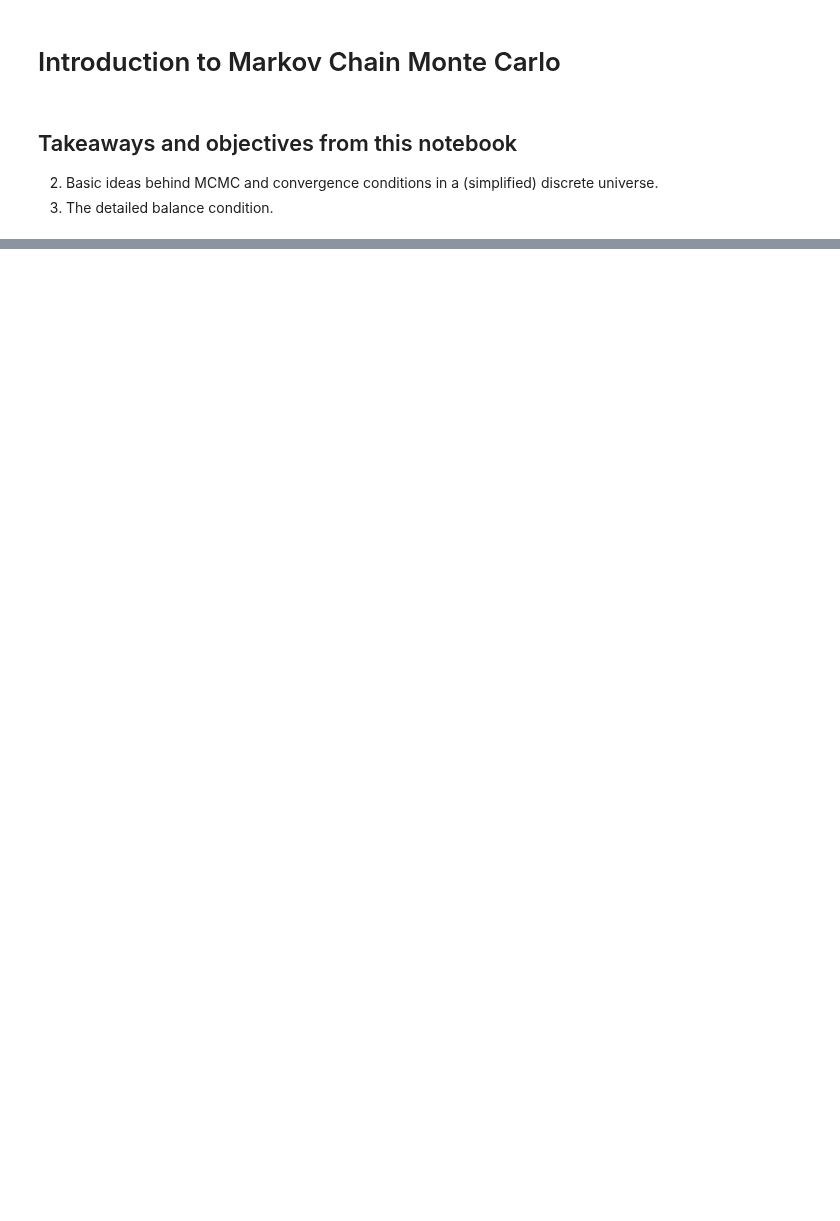
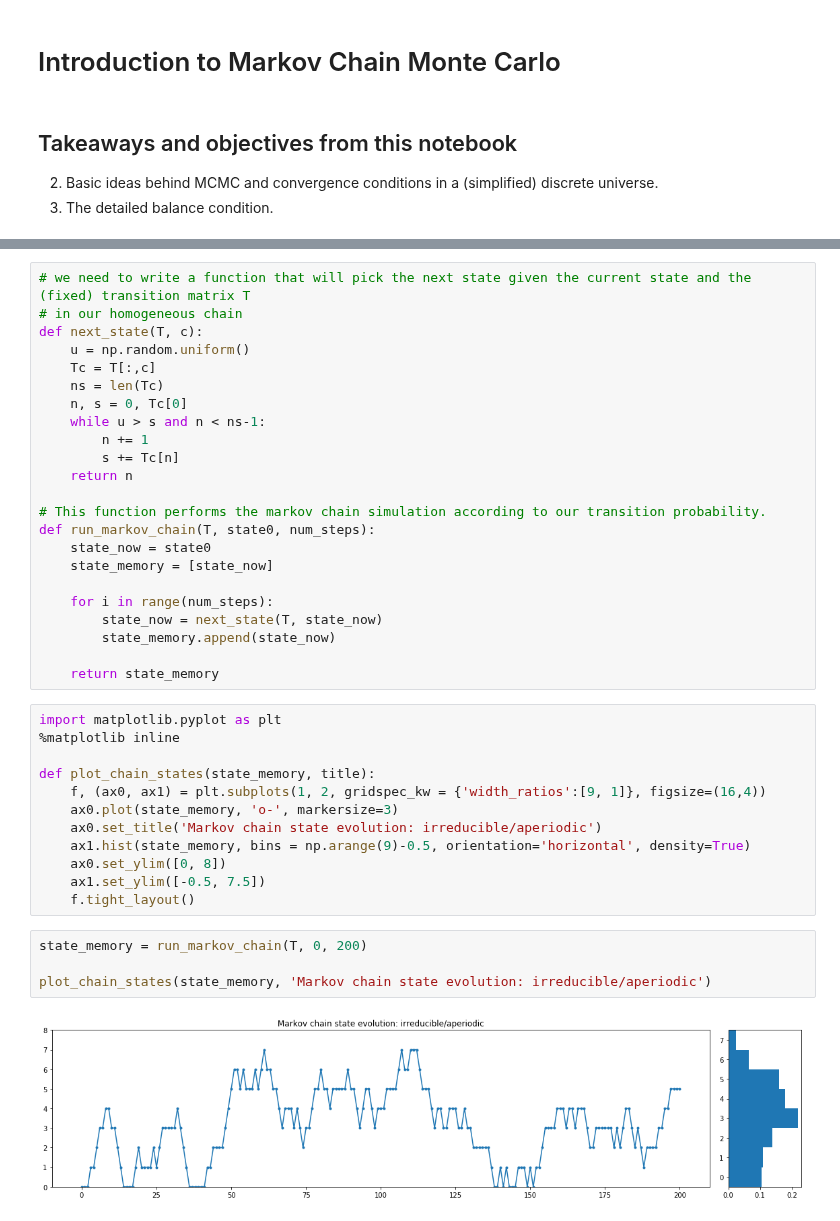
Before and after one commit to fonnesbeck/PyMC3_DataScienceLA, a Jupyter notebook: notebooks/3e. Introduction to MCMC.ipynb, the cells around one changed output, grey strips where cells are left out. Cells and saved outputs as stored; diff of their text form; blank space fills up the shorter version.

Commit message:
added introduction to MCMC with simple random walk and a notebook on the Metropolis sampler

```diff
--- a/notebooks/3e. Introduction to MCMC.ipynb
+++ b/notebooks/3e. Introduction to MCMC.ipynb
@@ -23,0 +76,41 @@ The entire theory of MCMC approaches the problem from the **opposite direction**
+# %%
+# we need to write a function that will pick the next state given the current state and the (fixed) transition matrix T
+# in our homogeneous chain
+def next_state(T, c):
+    u = np.random.uniform()
+    Tc = T[:,c]
+    ns = len(Tc)
+    n, s = 0, Tc[0]
+    while u > s and n < ns-1:
+        n += 1
+        s += Tc[n]
+    return n
+
+# This function performs the markov chain simulation according to our transition probability.
+def run_markov_chain(T, state0, num_steps):
+    state_now = state0
+    state_memory = [state_now]
+
+    for i in range(num_steps):
+        state_now = next_state(T, state_now)
+        state_memory.append(state_now)
+
+    return state_memory
+# %%
+import matplotlib.pyplot as plt
+%matplotlib inline
+
+def plot_chain_states(state_memory, title):
+    f, (ax0, ax1) = plt.subplots(1, 2, gridspec_kw = {'width_ratios':[9, 1]}, figsize=(16,4))
+    ax0.plot(state_memory, 'o-', markersize=3)
+    ax0.set_title('Markov chain state evolution: irreducible/aperiodic')
+    ax1.hist(state_memory, bins = np.arange(9)-0.5, orientation='horizontal', density=True)
+    ax0.set_ylim([0, 8])
+    ax1.set_ylim([-0.5, 7.5])
+    f.tight_layout()
+# %%
+state_memory = run_markov_chain(T, 0, 200)
+
+plot_chain_states(state_memory, 'Markov chain state evolution: irreducible/aperiodic')
+# %% [output]
+[figure, added]
```
Also changed, not shown: parts of 23 cells of this notebook, 3 other files.
